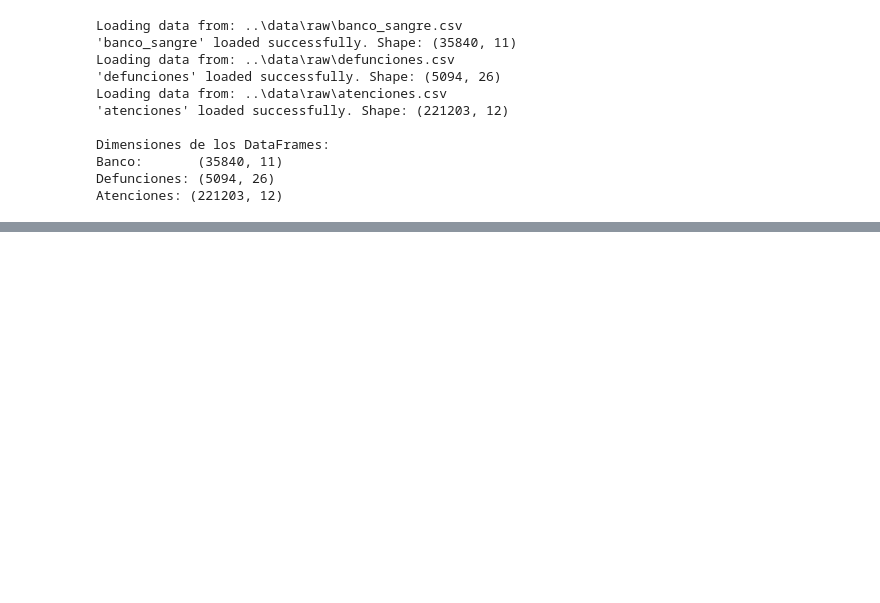
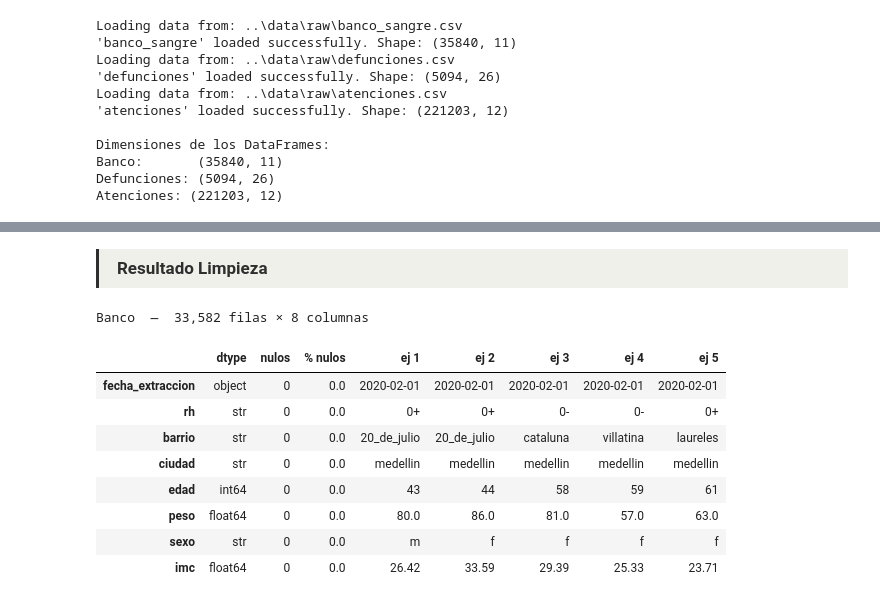
Before and after one commit to JeroHoyos/p-REDbloodDON, a Jupyter notebook: notebooks/1_preprocessing.ipynb, the cells around one changed output, grey strips where cells are left out. Cells and saved outputs as stored; diff of their text form; code cells hidden in the pictures; blank space fills up the shorter version.

```diff
--- a/notebooks/1_preprocessing.ipynb
+++ b/notebooks/1_preprocessing.ipynb
@@ -694,0 +578,2 @@ df_defunciones = rellenar_sin_info(df_defunciones, ["estado_conyugal","nivel_edu
+# %%
+df_banco_sangre["barrio"] = df_banco_sangre["barrio"].fillna("desconocido")
@@ -694,0 +599,23 @@ df_defunciones = rellenar_sin_info(df_defunciones, ["estado_conyugal","nivel_edu
+# %%
+# Calcular IMC
+df_banco_sangre["imc"] = (df_banco_sangre["peso"] / (df_banco_sangre["estatura"] ** 2)).round(2)
+
+# Eliminar estatura
+df_banco_sangre = df_banco_sangre.drop(columns=["estatura"])
+# %% [markdown]
+<div style="background:#f0f0eb; color:#2e2e2e; padding:9px 18px; letter-spacing:2px; text-transform:uppercase; font-size:17px; font-weight:bold; border-left:3px solid #2e2e2e">
+    Resultado Limpieza
+</div>
+# %%
+explorar_df("Banco", df_banco_sangre)
+# %% [output]
+Banco  —  33,582 filas × 8 columnas
+|  | dtype | nulos | % nulos | ej 1 | ej 2 | ej 3 | ej 4 | ej 5 |
+| fecha_extraccion | object | 0 | 0.0 | 2020-02-01 | 2020-02-01 | 2020-02-01 | 2020-02-01 | 2020-02-01 |
+| rh | str | 0 | 0.0 | 0+ | 0+ | 0- | 0- | 0+ |
+| barrio | str | 0 | 0.0 | 20_de_julio | 20_de_julio | cataluna | villatina | laureles |
+| ciudad | str | 0 | 0.0 | medellin | medellin | medellin | medellin | medellin |
+| edad | int64 | 0 | 0.0 | 43 | 44 | 58 | 59 | 61 |
+| peso | float64 | 0 | 0.0 | 80.0 | 86.0 | 81.0 | 57.0 | 63.0 |
+| sexo | str | 0 | 0.0 | m | f | f | f | f |
+| imc | float64 | 0 | 0.0 | 26.42 | 33.59 | 29.39 | 25.33 | 23.71 |
```
Also changed, not shown: parts of 99 cells of this notebook.
